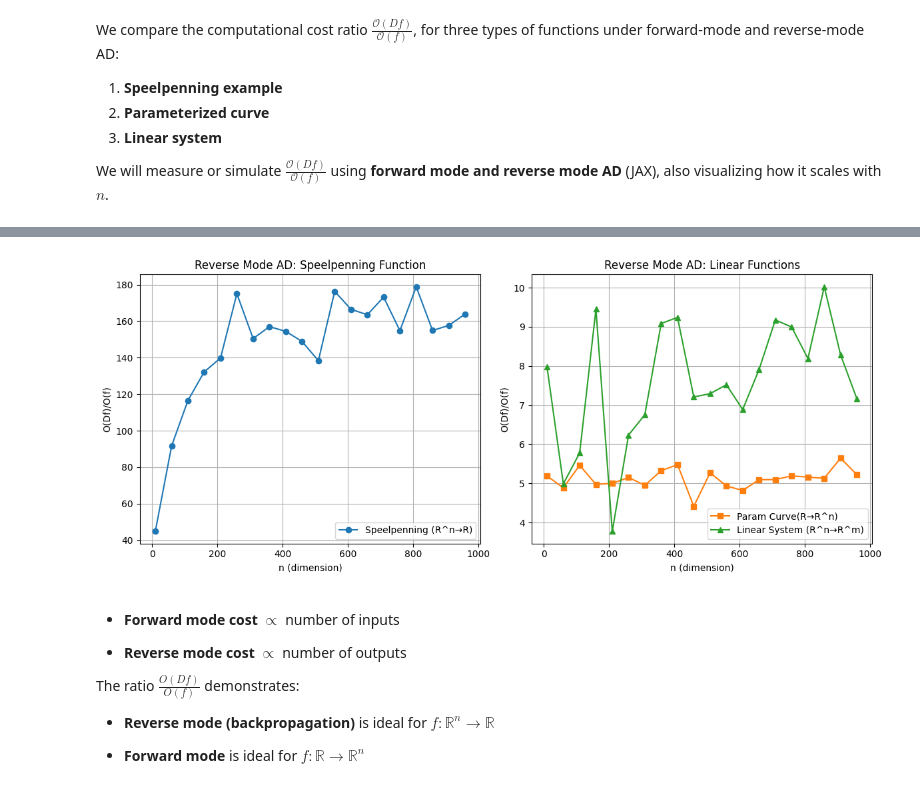
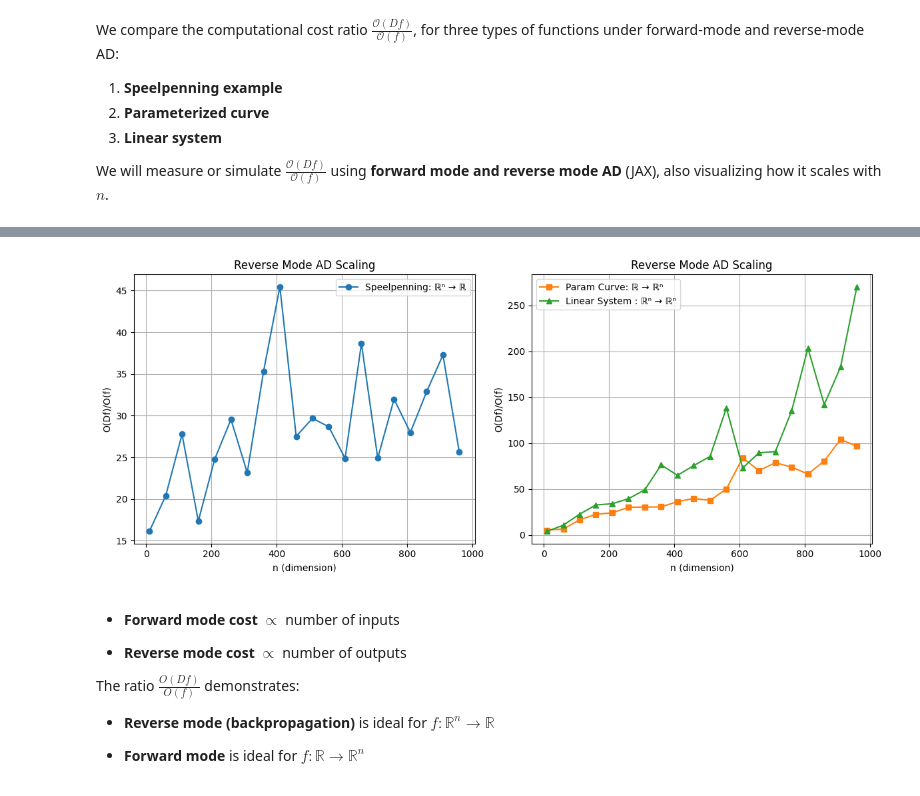
Before and after one commit to shtadinada/AD-Exercises, a Jupyter notebook: AD_exercises.ipynb, the cells around one changed output, grey strips where cells are left out. Cells and saved outputs as stored; diff of their text form; code cells hidden in the pictures.

```diff
--- a/AD_exercises.ipynb
+++ b/AD_exercises.ipynb
@@ -213,11 +212,19 @@ def compute_jac_fwd(f):
             tangent.at[i].set(0.0)
     return compute_jac_
 
-
-def compute_jac_rev(f, x_bar):
-    vjp_f = jax.vjp(f, x_bar)[1]
-    def compute_jac_(ybar):
-        _ = vjp_f(ybar)
+def compute_jac_rev(f):
+    def compute_jac_(x):
+        y = f(x)
+        y_shape = jnp.shape(y)
+        if y_shape == ():
+            y, vjp_f = jax.vjp(f, x)
+            ybar = jnp.array(1.0)
+            _ = vjp_f(ybar)
+        else:
+            for i in range(y_shape[0]):
+                y, vjp_f = jax.vjp(f, x)
+                ybar = jnp.zeros_like(y).at[i].set(1.0)
+                _ = vjp_f(ybar)
     return compute_jac_
 # %%
 ### Forward Mode ###
@@ -274,54 +291,52 @@ ratios_reverse = {'speel': [], 'curve': [], 'linsys': []}
 for n in ns:
     # Speelpenning: R^n -> R
     x = jnp.arange(1.0, n + 1)
-    y_bar = jnp.array(1.0)
     time_speel = benchmark(speelpenning, x)
-    time_jac_speel = benchmark(compute_jac_rev(speelpenning, x), y_bar, num_runs=100)
+    time_jac_speel = benchmark(compute_jac_rev(speelpenning), x)
     ratios_reverse['speel'].append(time_jac_speel / time_speel)
 
     # parameterized curve map: R -> R^n
     a = jnp.arange(1, n+1) * 0.5      # [0.5, 1.0, 1.5, ...]
     b = jnp.linspace(0.1, 0.1*n, n)   # [0.1, 0.2, ..., 0.6]
     t = jnp.array([1.0])
     phi_bar = jnp.ones_like(a)
     time_curve = benchmark(phi(a, b), t)
-    time_jac_curve = benchmark(compute_jac_rev(phi(a, b), t), phi_bar, num_runs=100)
+    time_jac_curve = benchmark(compute_jac_rev(phi(a, b)), t)
     ratios_reverse['curve'].append(time_jac_curve / time_curve)
 
     # Linear system: R^n -> R^n
     A = jnp.arange(1.0, n**2 + 1).reshape(n, n)
     x = jnp.arange(1.0, n + 1)
     y_bar = jnp.ones_like(x)
     time_linear_system = benchmark(linear_system(A), x)
-    time_jac_linear_system = benchmark(compute_jac_rev(linear_system(A), x), y_bar, num_runs=100)
+    time_jac_linear_system = benchmark(compute_jac_rev(linear_system(A)), x)
     ratios_reverse['linsys'].append(time_jac_linear_system / time_linear_system)
 
 
+# Plot (Reverse Mode)
+fig, axes = plt.subplots(1, 2, figsize=(12, 5))
 
-# Plot (Reverse Mode)
-fig, axes = plt.subplots(1, 2, figsize=(12, 5))  # 1 row, 2 columns
-
-# Left plot: Speelpenning
-axes[0].plot(ns, ratios_reverse['speel'], 'o-', color='tab:blue', label="Speelpenning (R^n→R)")
-axes[0].set_title("Reverse Mode AD: Speelpenning Function")
+# Left plot
+axes[0].plot(ns, ratios_reverse['speel'], 'o-', color='tab:blue', label="Speelpenning: ℝⁿ → ℝ")
+axes[0].set_title("Reverse Mode AD Scaling")
 axes[0].set_xlabel("n (dimension)")
 axes[0].set_ylabel("O(Df)/O(f)")
 axes[0].grid(True)
 axes[0].legend()
 
-# Right plot: Param curve & Linear System
-axes[1].plot(ns, ratios_reverse['curve'], 's-', color='tab:orange', label="Param Curve(R→R^n)")
-axes[1].plot(ns, ratios_reverse['linsys'], '^-', color='tab:green', label="Linear System (R^n→R^m)")
-axes[1].set_title("Reverse Mode AD: Linear Functions")
+# Right plot
+axes[1].plot(ns, ratios_reverse['curve'], 's-', color='tab:orange', label="Param Curve: ℝ → ℝⁿ")
+axes[1].plot(ns, ratios_reverse['linsys'], '^-', color='tab:green', label="Linear System : ℝⁿ → ℝⁿ")
+axes[1].set_title("Reverse Mode AD Scaling")
 axes[1].set_xlabel("n (dimension)")
 axes[1].set_ylabel("O(Df)/O(f)")
 axes[1].grid(True)
 axes[1].legend()
 
 plt.tight_layout()
 plt.show()
 # %% [output]
-[figure, old version]
+[figure, new version]
 # %% [markdown]
 - **Forward mode cost** $\propto$ number of inputs
 
```
Also changed, not shown: parts of 16 cells of this notebook.
